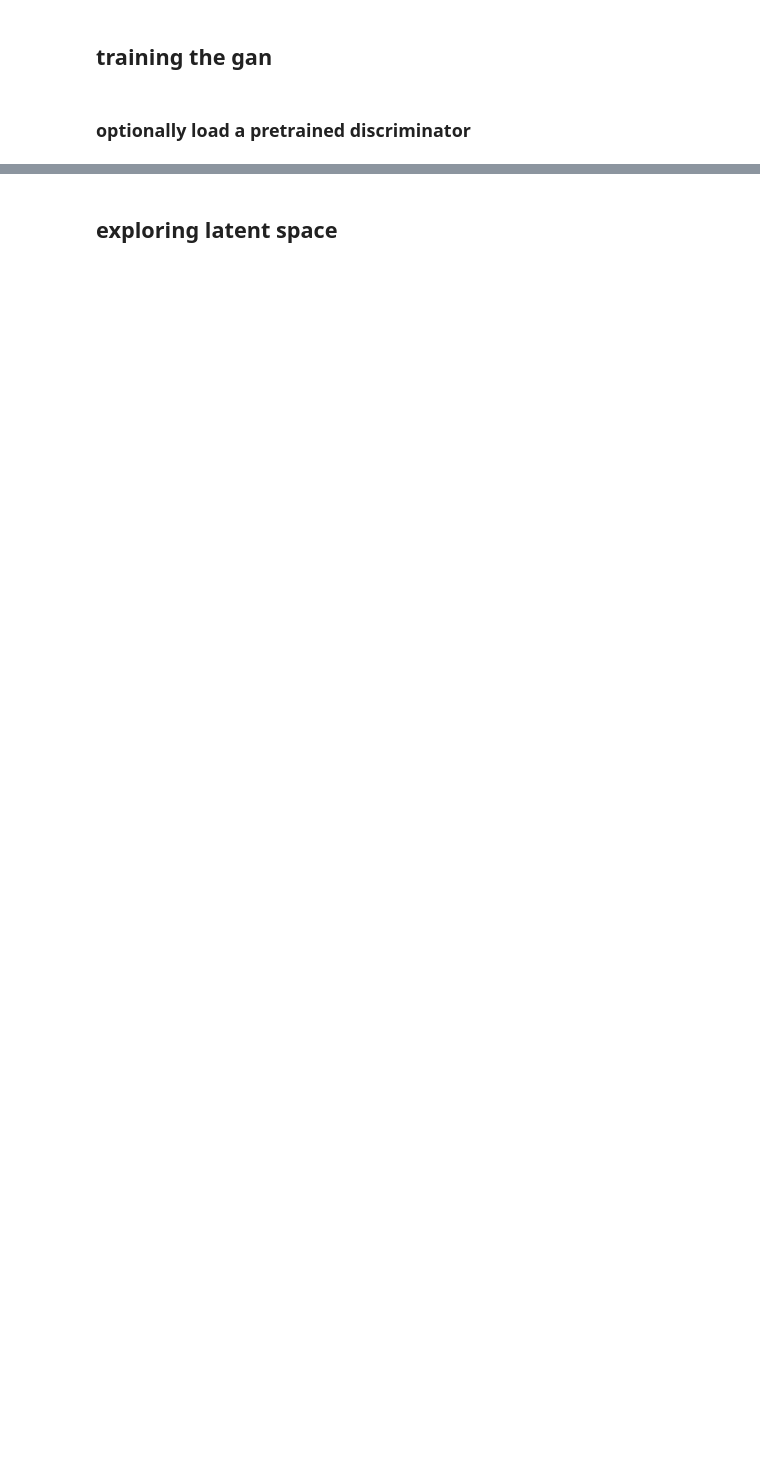
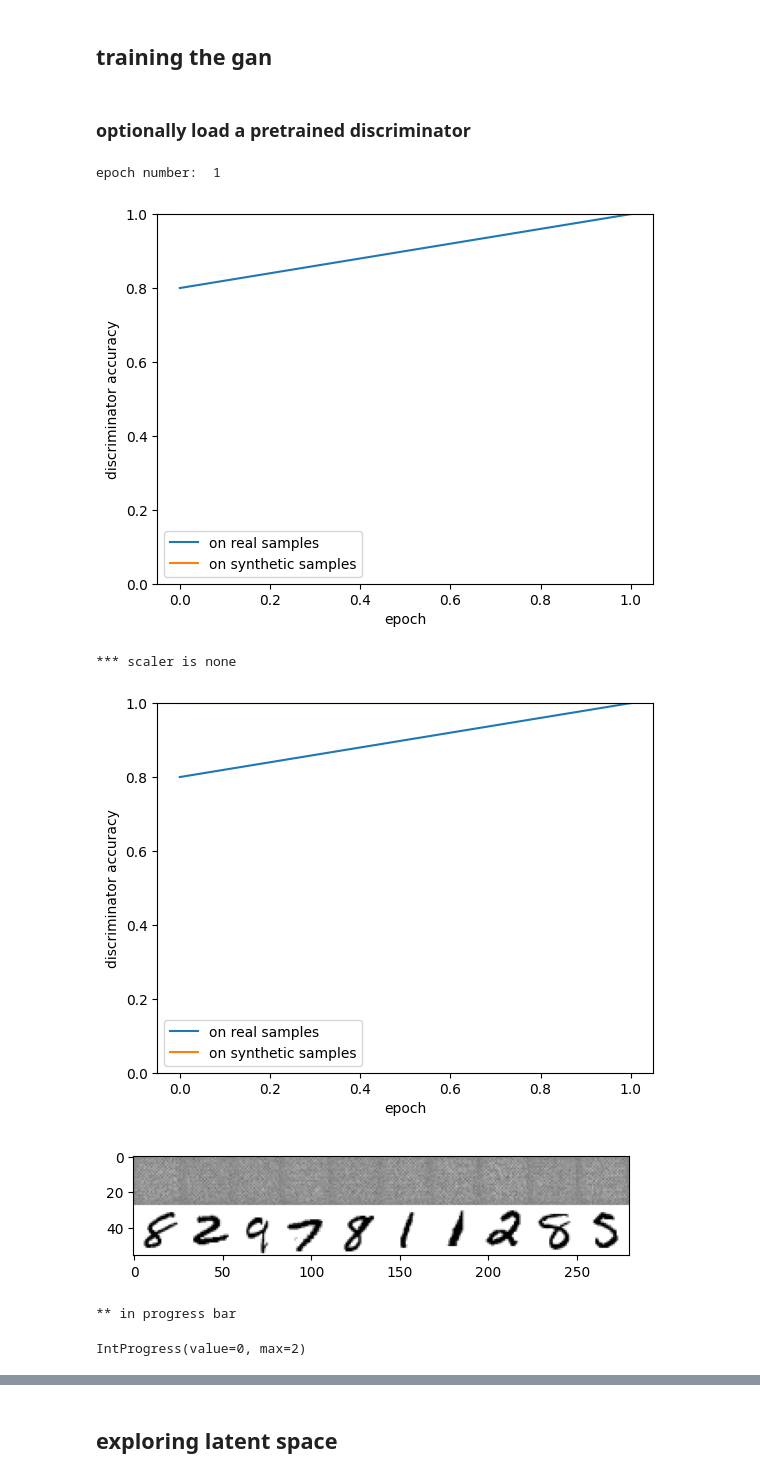
Before and after one commit to tsubu01/MP-GAN, a Jupyter notebook: MP-GAN_Notebook.ipynb, the cells around one changed output, grey strips where cells are left out. Cells and saved outputs as stored; diff of their text form; code cells hidden in the pictures; blank space fills up the shorter version.

```diff
--- a/MP-GAN_Notebook.ipynb
+++ b/MP-GAN_Notebook.ipynb
@@ -147,12 +174,20 @@ print(mygan.generator.summary())
 # %%
 start = time.time()
 mygan.train(scaleddata,
             scaler=scaler,
-            n_epochs=1,
+            n_epochs=4,
             n_batch=256,
             n_eval=1,
             progress_bar=True,
             train_discriminator=True,
             file_prefix='venvtest')
 stop = time.time()
 print('train time: {}'.format(stop - start))
+# %% [output]
+epoch number:  1
+[figure, added]
+*** scaler is none
+[figure, added]
+[figure, added]
+** in progress bar
+IntProgress(value=0, max=2)
```
Also changed, not shown: parts of 5 cells of this notebook.
